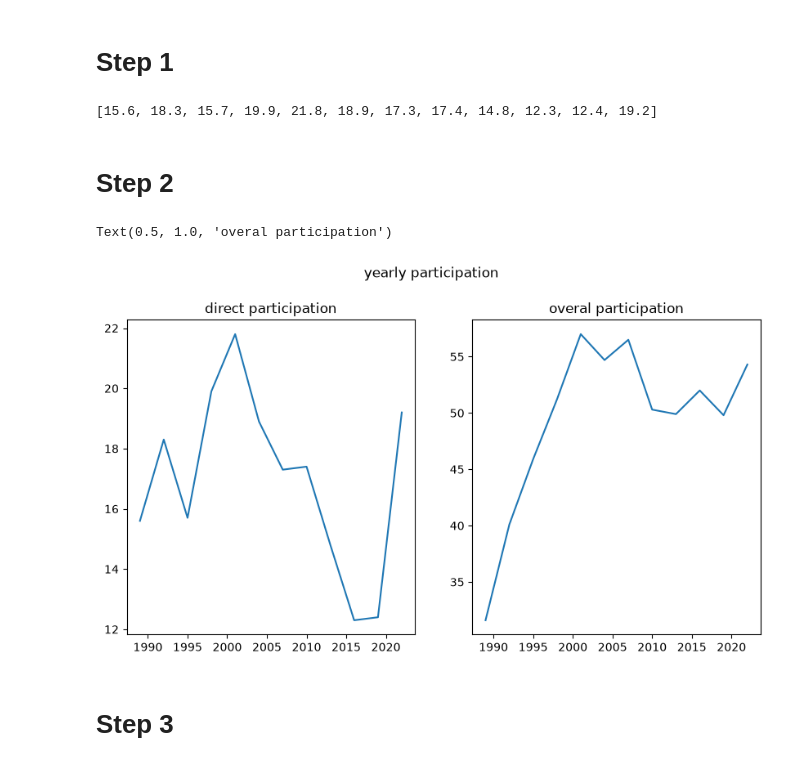
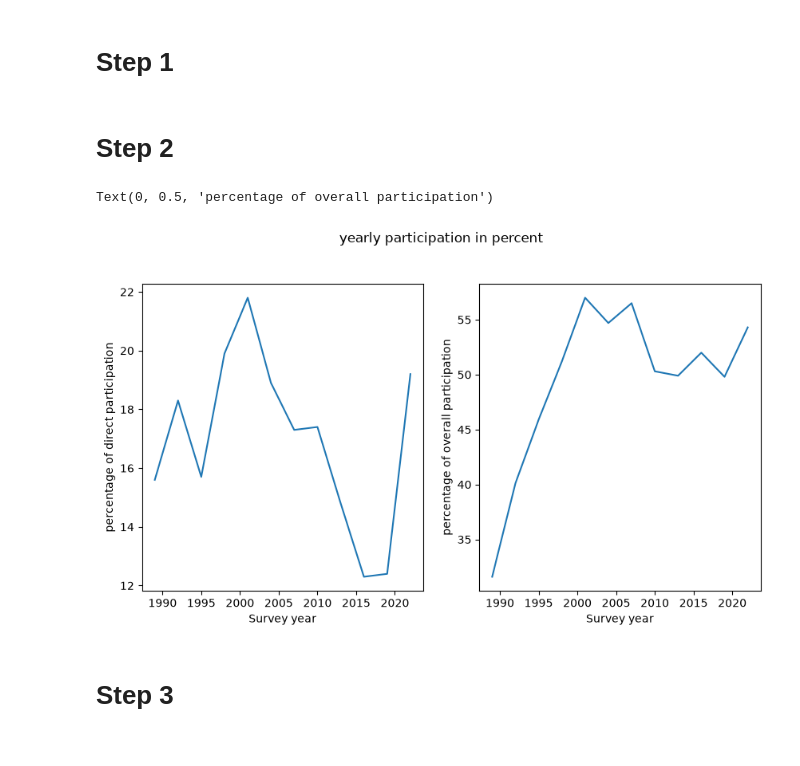
Before and after one commit to lirikardsen-jpg/TECH2-H26-assingment3, a Jupyter notebook: assignment3.ipynb, the cells around one changed output. Drawn from its saved outputs; the diff is of its cells as text; code cells hidden in the pictures.

```diff
--- a/assignment3.ipynb
+++ b/assignment3.ipynb
@@ -342,32 +338,30 @@ for year in years:
     overall_rate = participation_rate(rate_per_year['overall'])
     direct_rates_y.append(direct_rate)
     overall_rates_y.append(overall_rate)
-
-print (direct_rates_y)
-# %% [output]
-[15.6, 18.3, 15.7, 19.9, 21.8, 18.9, 17.3, 17.4, 14.8, 12.3, 12.4, 19.2]
 # %% [markdown]
 # Step 2
 # %%
 # creating the figure
 fig, axes = plt.subplots(1,2,figsize=(10,5))
 
 #assign the values
 x_value = years
 y_values1 = direct_rates_y
 y_values2 = overall_rates_y
 
 #plots the graphs in
 axes[0].plot(x_value,y_values1)
 axes[1].plot(x_value,y_values2)
 
-#put on title, and move the suptitle higher up
-fig.suptitle("yearly participation ", y =1.01)
-axes[0].set_title("direct participation")
-axes[1].set_title("overal participation")
+#put on names on the axes, and move the suptitle higher up
+fig.suptitle("yearly participation in percent", y =1.01)
+axes[0].set_xlabel("Survey year")
+axes[1].set_xlabel("Survey year")
+axes[0].set_ylabel("percentage of direct participation")
+axes[1].set_ylabel("percentage of overall participation")
 # %% [output]
-Text(0.5, 1.0, 'overal participation')
+Text(0, 0.5, 'percentage of overall participation')
-[figure, old version]
+[figure, new version]
 # %% [markdown]
 # Step 3
 # %%
```
Also changed, not shown: parts of 4 cells of this notebook.
